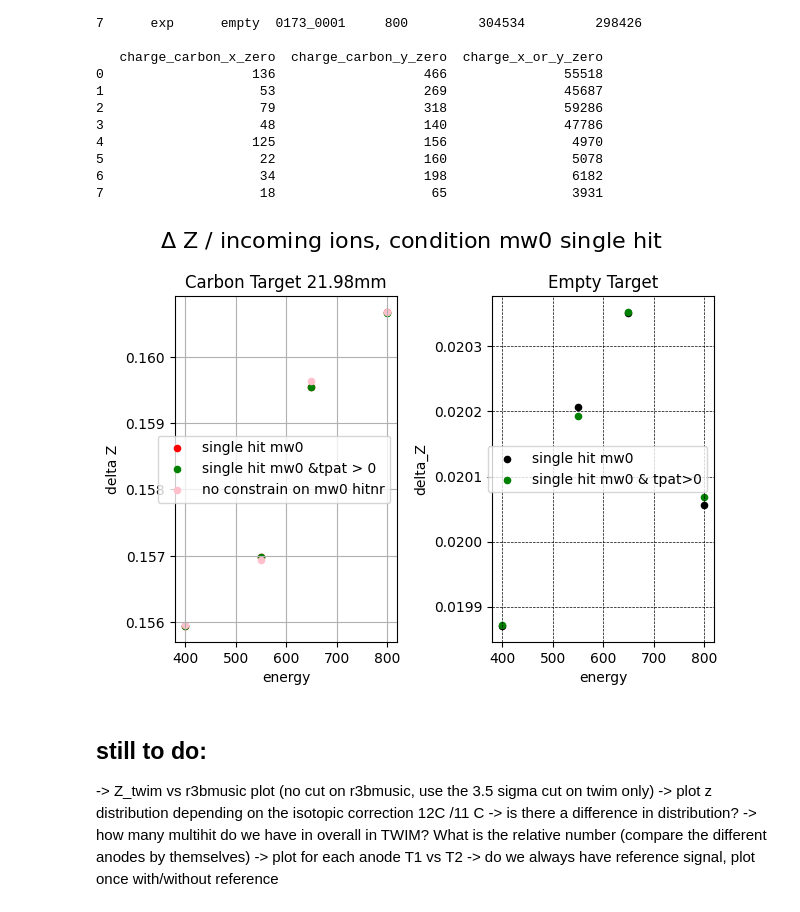
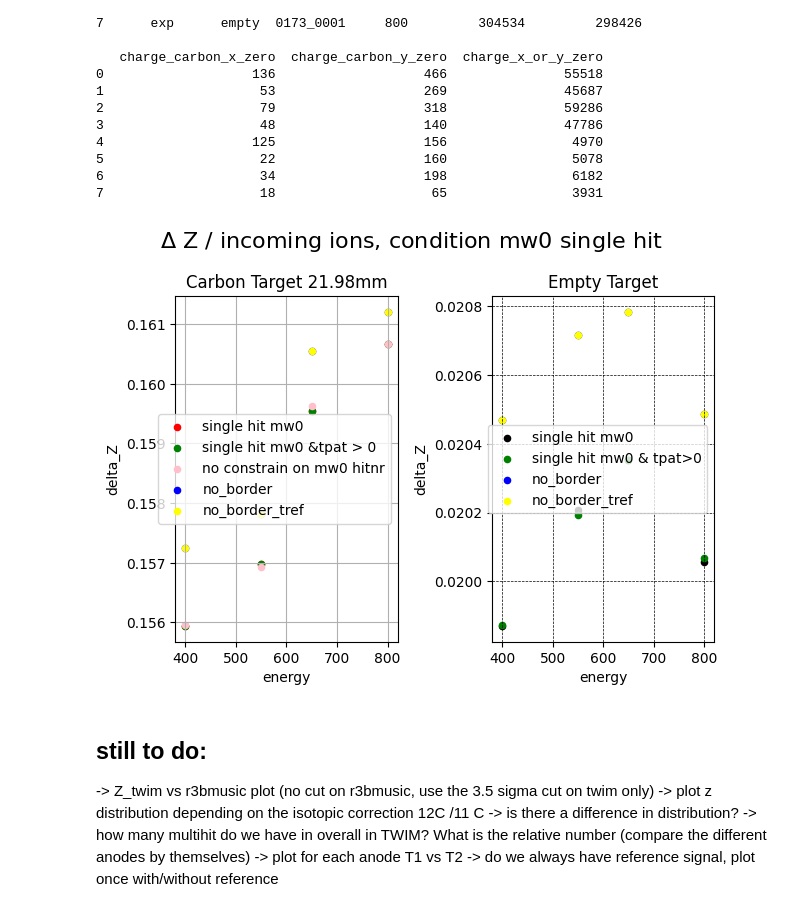
Before and after one commit to jenegger/r3bweek24_gsi, a Jupyter notebook: stats.ipynb, the cells around one changed output. Saved outputs shown, nothing was run; the diff lists cells and outputs as text; code cells hidden in the pictures.

```diff
--- a/stats.ipynb
+++ b/stats.ipynb
@@ -515,6 +515,17 @@ df_goodmw0.columns = ["datatype","targettype","RunID","energy","incoming ions","
 filename_goodmw0tpatlarger0 ='comb_charge_check_goodmw0_tpatlarger0.txt'
 df_goodmw0tpatlarger0 = pd.read_csv(filename_goodmw0tpatlarger0,sep='\t',header=None)
 df_goodmw0tpatlarger0.columns = ["datatype","targettype","RunID","energy","incoming ions","survived_ions","charge_carbon_x_zero","charge_carbon_y_zero","charge_x_or_y_zero"]
+
+filename_no_borders_default='combined_charge_check_no_bands2D.txt'
+df_no_border = pd.read_csv(filename_no_borders_default,sep='\t',header=None)
+#info: last columns are skewed up, maybe because of cuts, don't care about it...
+df_no_border.columns = ["datatype","targettype","RunID","energy","incoming ions","survived_ions","charge_carbon_x_zero","charge_carbon_y_zero","charge_x_or_y_zero"]
+
+#now also without borders and with tref for outgoing ions and 2d cut
+filename_no_borders_tref='combined_charge_check_no_border_with_tref.txt'
+df_no_border_tref = pd.read_csv(filename_no_borders_tref,sep='\t',header=None)
+#info: last columns are skewed up, maybe because of cuts, don't care about it...
+df_no_border_tref.columns = ["datatype","targettype","RunID","energy","incoming ions","survived_ions","charge_carbon_x_zero","charge_carbon_y_zero","charge_x_or_y_zero"]
 # %%
 print(df_goodmw0)
 # %% [output]
@@ -540,31 +551,46 @@ print(df_goodmw0)
 # %%
 df_goodmw0["delta_Z"] = 1-(df_goodmw0["survived_ions"]/df_goodmw0["incoming ions"])
 df_goodmw0tpatlarger0["delta_Z"] = 1-(df_goodmw0tpatlarger0["survived_ions"]/df_goodmw0tpatlarger0["incoming ions"])
+df_no_border["delta_Z"] = 1-(df_no_border["survived_ions"]/df_no_border["incoming ions"])
+df_no_border_tref["delta_Z"] = 1-(df_no_border_tref["survived_ions"]/df_no_border_tref["incoming ions"])
 
 target_deltaZ_goodmw0 = df_goodmw0.loc[df_goodmw0["targettype"] == 'c_2198']
 empty_deltaZ_goodmw0 = df_goodmw0.loc[df_goodmw0["targettype"] == 'empty']
 
+
 target_deltaZ_goodmw0tpat = df_goodmw0tpatlarger0.loc[df_goodmw0tpatlarger0["targettype"] == 'c_2198']
 empty_deltaZ_goodmw0tpat = df_goodmw0tpatlarger0.loc[df_goodmw0tpatlarger0["targettype"] == 'empty']
+
+target_deltaZ_no_border = df_no_border.loc[df_no_border["targettype"] == 'c_2198']
+empty_deltaZ_no_border = df_no_border.loc[df_no_border["targettype"] == 'empty']
+
+target_deltaZ_no_border_tref = df_no_border_tref.loc[df_no_border_tref["targettype"] == 'c_2198']
+empty_deltaZ_no_border_tref = df_no_border_tref.loc[df_no_border_tref["targettype"] == 'empty']
 
 fig, ax = plt.subplots(1, 2)
 fig.tight_layout()
 plt.grid(True,color = 'black', linestyle = '--', linewidth = 0.5,which="both")
 target_deltaZ_goodmw0.plot(kind='scatter',ax=ax[0],x='energy',y = 'delta_Z', color='red',marker= "o",alpha = 1,label="single hit mw0")
 target_deltaZ_goodmw0tpat.plot(kind='scatter',ax=ax[0],x='energy',y = 'delta_Z', color='green',marker= "o",alpha = 1,label="single hit mw0 &tpat > 0")
 target_deltaZ.plot(kind='scatter',ax=ax[0],x='energy',y = 'delta Z', color='pink',marker= "o",alpha = 1,label="no constrain on mw0 hitnr")
 empty_deltaZ_goodmw0.plot(kind='scatter',ax=ax[1],x='energy',y = 'delta_Z', color='black',marker= "o",alpha = 1,label="single hit mw0")
 empty_deltaZ_goodmw0tpat.plot(kind='scatter',ax=ax[1],x='energy',y = 'delta_Z', color='green',marker= "o",alpha = 1,label="single hit mw0 & tpat>0")
 
+target_deltaZ_no_border.plot(kind='scatter',ax=ax[0],x='energy',y = 'delta_Z', color='blue',marker= "o",alpha = 1,label="no_border")
+empty_deltaZ_no_border.plot(kind='scatter',ax=ax[1],x='energy',y = 'delta_Z', color='blue',marker= "o",alpha = 1,label="no_border")
+
+target_deltaZ_no_border_tref.plot(kind='scatter',ax=ax[0],x='energy',y = 'delta_Z', color='yellow',marker= "o",alpha = 1,label="no_border_tref")
+empty_deltaZ_no_border_tref.plot(kind='scatter',ax=ax[1],x='energy',y = 'delta_Z', color='yellow',marker= "o",alpha = 1,label="no_border_tref")
+
 ax[0].set_title("Carbon Target 21.98mm")
 ax[1].set_title("Empty Target")
 ax[0].grid()
 ax[1].grid()
 fig.suptitle(r'$\Delta$ Z / incoming ions, condition mw0 single hit',fontsize=16)
 plt.tight_layout()
 plt.show()
 # %% [output]
-[figure, old version]
+[figure, new version]
 # %% [markdown]
 ## still to do:
 -> Z_twim vs r3bmusic plot (no cut on r3bmusic, use the 3.5 sigma cut on twim only)
```
Also changed, not shown: parts of 5 cells of this notebook, 48 other files.
